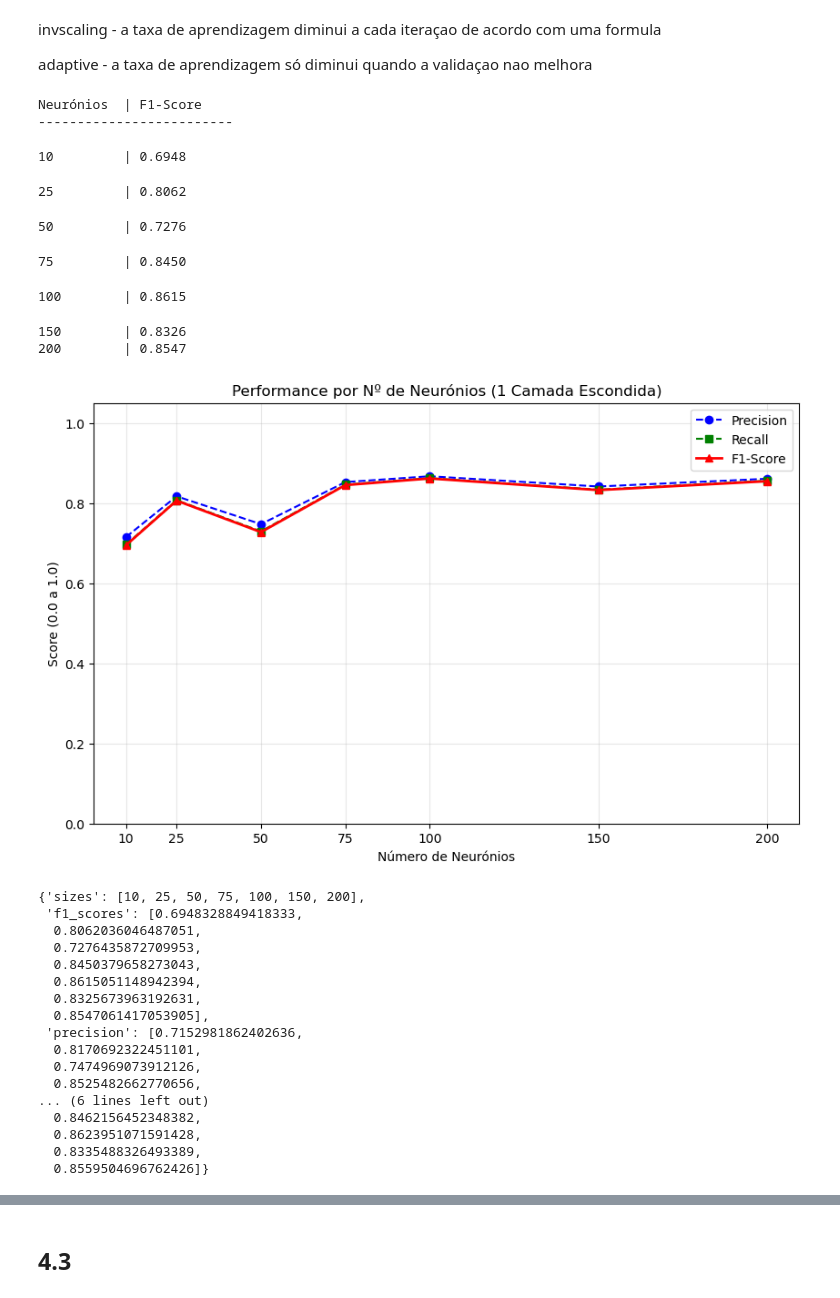
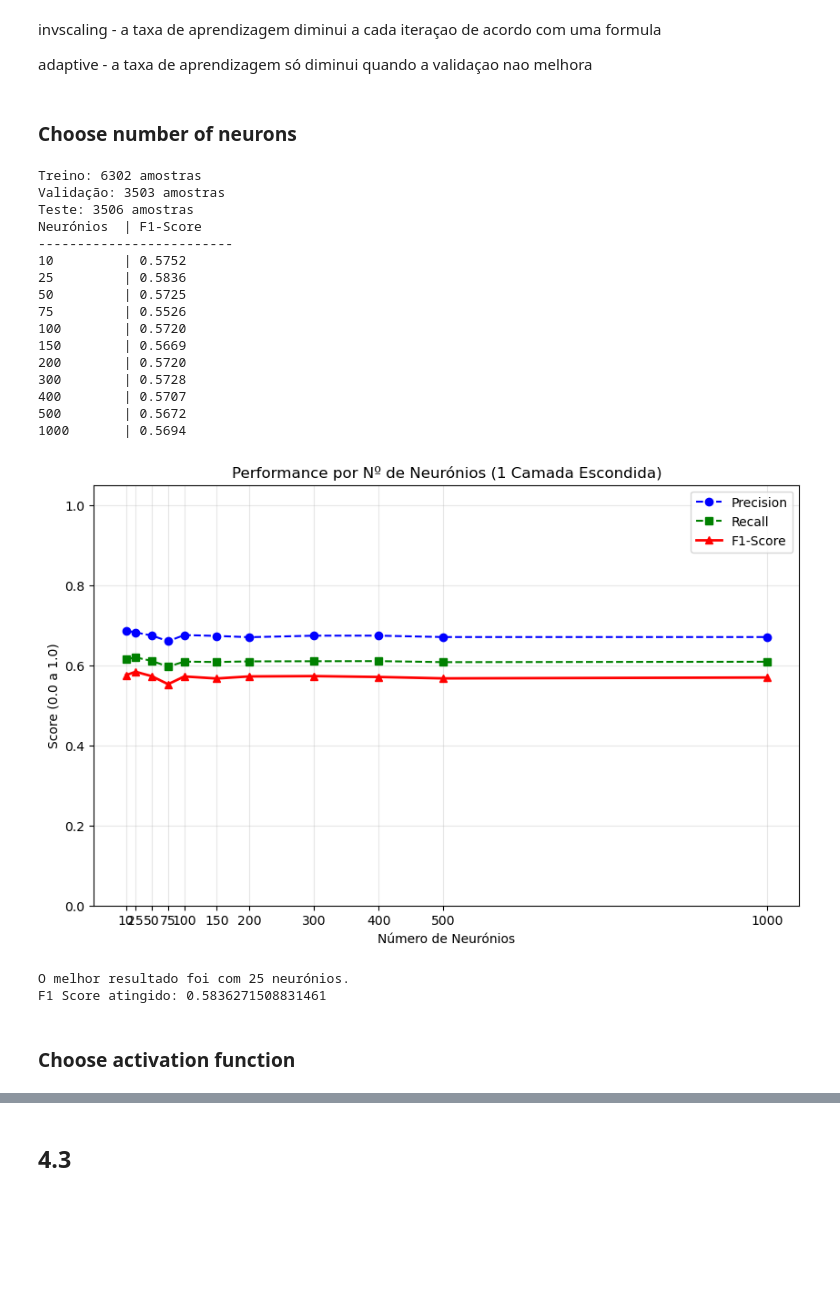
Before and after one commit to Xaneca/TCD_2025, a Jupyter notebook: B/mainClassifierOrganized.ipynb, the cells around one changed output, grey strips where cells are left out. Saved outputs shown, nothing was run; the diff lists cells and outputs as text; code cells hidden in the pictures; blank space fills up the shorter version.

```diff
--- a/B/mainClassifierOrganized.ipynb
+++ b/B/mainClassifierOrganized.ipynb
@@ -840,35 +873,41 @@ metrics = createMLP(X_train, y_train, X_test, y_test, label="4.2 - variable lear
+# %% [markdown]
+### Choose number of neurons
 # %%
-createMLP_variableSizes(
-    X_train_scaled, y_train, X_test_scaled, y_test,
+# RUN TIME: 20 min
+
+results = createMLP_variableSizes(
+    X_train[:, bfs], y_train, X_val[:, bfs], y_val,
+    sizes_to_test=[10,25,50,75,100,150,200,300,400,500,1000],
     learning_rate_type='adaptive',
     learning_rate=0.01, # Valor inicial
     momentum=0.0,
 )
+
+melhor_f1 = max(results['f1_scores'])
+indice_melhor = results['f1_scores'].index(melhor_f1)
+melhor_size = results['sizes'][indice_melhor]
+
+print(f"O melhor resultado foi com {melhor_size} neurónios.")
+print(f"F1 Score atingido: {melhor_f1}")
 # %% [output]
+Treino: 6302 amostras
+Validação: 3503 amostras
+Teste: 3506 amostras
 Neurónios  | F1-Score
 -------------------------
+10         | 0.5752
+25         | 0.5836
+50         | 0.5725
+75         | 0.5526
+100        | 0.5720
+150        | 0.5669
+200        | 0.5720
+300        | 0.5728
+400        | 0.5707
+500        | 0.5672
+1000       | 0.5694
+[figure, new version]
-10         | 0.6948
+O melhor resultado foi com 25 neurónios.
+F1 Score atingido: 0.5836271508831461
-25         | 0.8062
-50         | 0.7276
-75         | 0.8450
-100        | 0.8615
-150        | 0.8326
-200        | 0.8547
-[figure, old version]
-{'sizes': [10, 25, 50, 75, 100, 150, 200],
- 'f1_scores': [0.6948328849418333,
-  0.8062036046487051,
-  0.7276435872709953,
-  0.8450379658273043,
-  0.8615051148942394,
-  0.8325673963192631,
-  0.8547061417053905],
- 'precision': [0.7152981862402636,
-  0.8170692322451101,
-  0.7474969073912126,
-  0.8525482662770656,
-... (6 lines left out)
-  0.8462156452348382,
-  0.8623951071591428,
-  0.8335488326493389,
-  0.8559504696762426]}
+# %% [markdown]
+### Choose activation function
```
Also changed, not shown: parts of 25 cells of this notebook.
